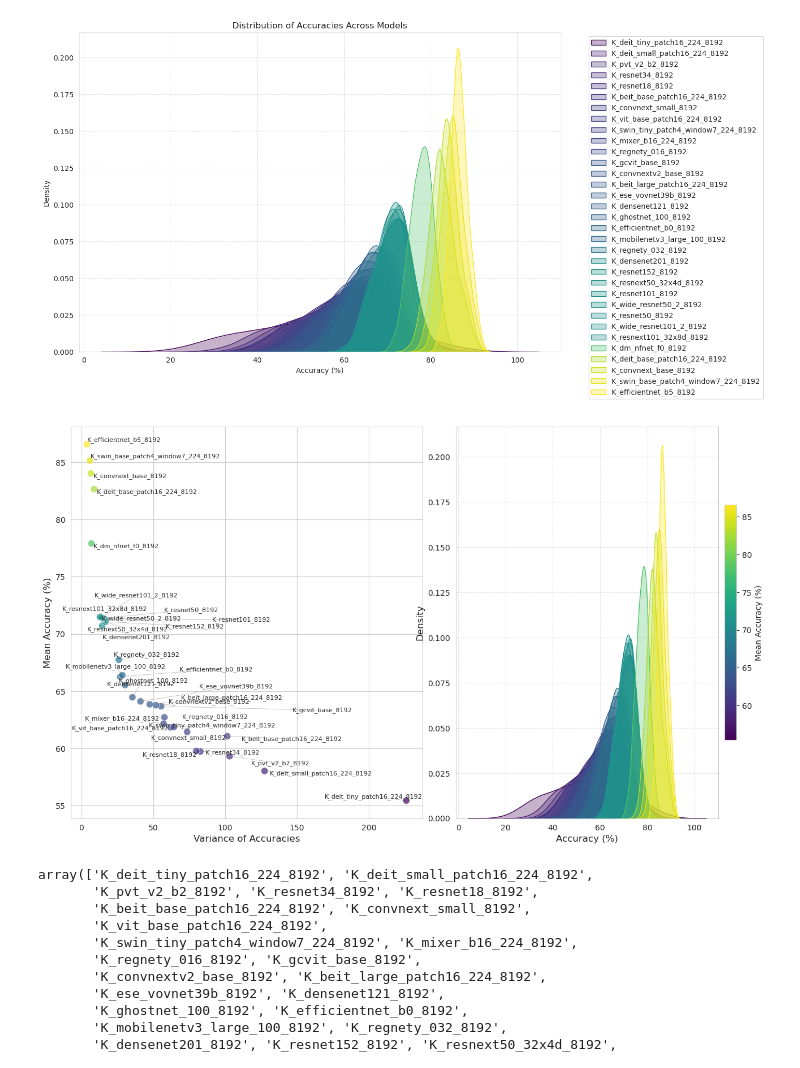
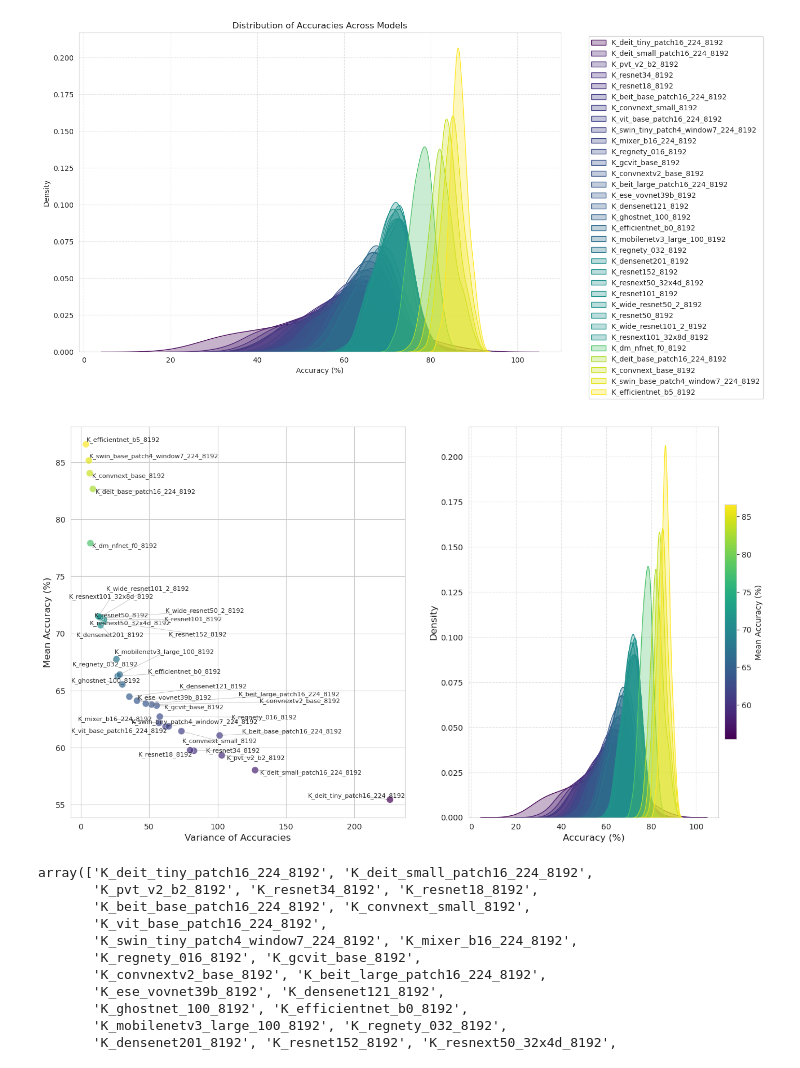
Before and after one commit to niketp03/BirthOfSSL, a Jupyter notebook: imagenet/checklinprobestuff.ipynb, the cells around one changed output. Drawn from its saved outputs; the diff is of its cells as text; code cells hidden in the pictures.

```diff
--- a/imagenet/checklinprobestuff.ipynb
+++ b/imagenet/checklinprobestuff.ipynb
@@ -175,7 +175,7 @@ ValueError: Unable to determine Axes to steal space for Colorbar. Either provide
 [figure]
 # %%
 # Create a figure with two subplots side by side
-fig, (ax1, ax2) = plt.subplots(1, 2, figsize=(16, 9), gridspec_kw={'width_ratios': [1, .9], 'wspace': 0.1})
+fig, (ax1, ax2) = plt.subplots(1, 2, figsize=(16, 9), gridspec_kw={'width_ratios': [1, .9], 'wspace': 0.2})
 
 # Get colormap
 cmap = cm.viridis
@@ -230,34 +230,37 @@ for i, row in df.iterrows():
     accuracies = row['accuracies']
     mean_acc = row['mean_accuracy']
 
     # Use the same normalization as in the scatter plot
     color = cmap(norm(mean_acc))
 
     # Create KDE plot with color based on mean accuracy
     sns.kdeplot(accuracies, label=model_name, fill=True, alpha=0.3, color=color, ax=ax2)
 
 # Add title and labels
 #ax2.set_title('Distribution of Accuracies Across Models', fontsize=14, fontweight='bold')
 ax2.set_xlabel('Accuracy (%)', fontsize=12)
 ax2.set_ylabel('Density', fontsize=12)
 ax2.grid(True, linestyle='--', alpha=0.5)
 
 # Add legend
 #ax2.legend(bbox_to_anchor=(1.05, 1), loc='upper left')
 
 # Add colorbar to show mean accuracy scale
 sm = plt.cm.ScalarMappable(cmap=cmap, norm=norm)
 sm.set_array([])
 # Position the colorbar on the right side of the figure
 cbar = fig.colorbar(sm, ax=ax2, label='Mean Accuracy (%)', pad=0.02, shrink=0.6)
 
 # Improve layout
 plt.tight_layout()
 
+# Save the plot as PDF
+plt.savefig('model_performance_plot.pdf', format='pdf', dpi=300, bbox_inches='tight')
+
 # Show the plot
 plt.show()
 # %% [output]
-[figure, old version]
+[figure, new version]
 # %%
 df['model'] = df['model'] + "_8192"
 # %%
```
Also changed, not shown: 6 other files.
